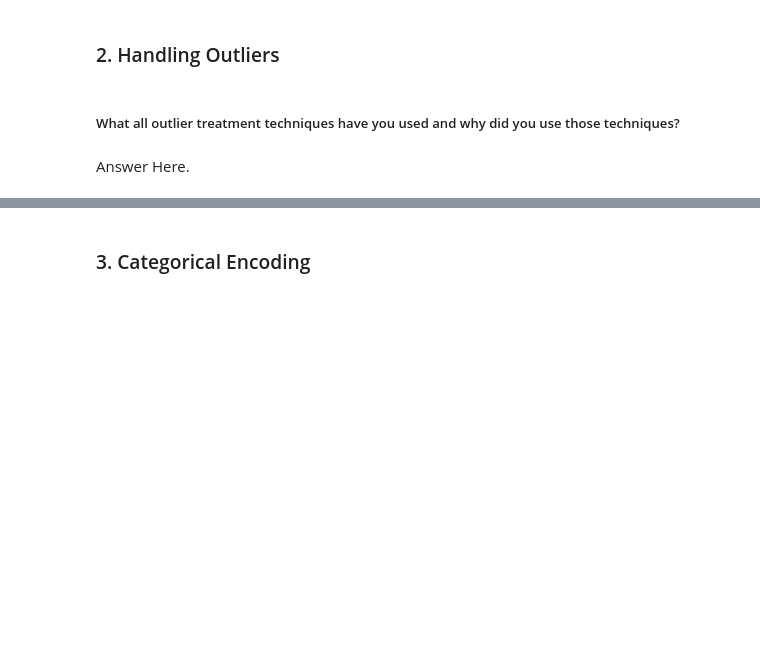
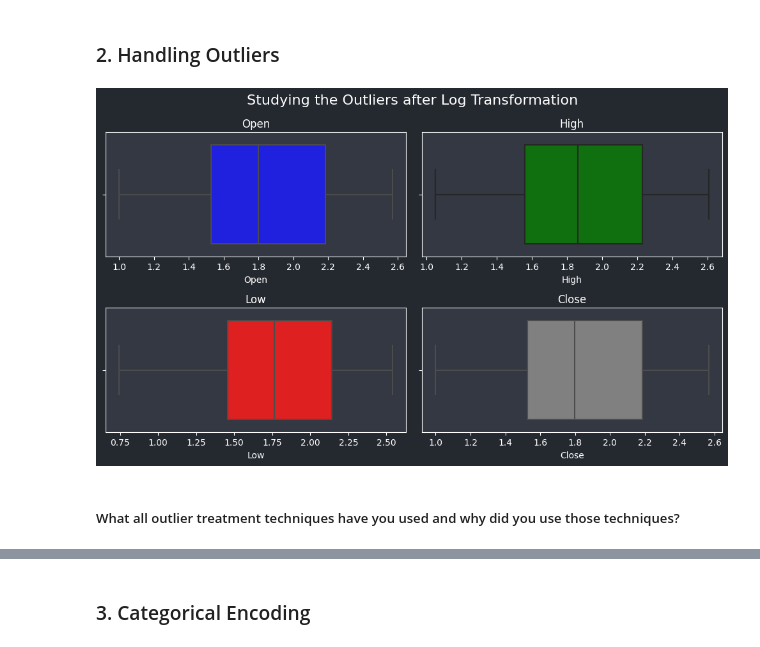
Before and after one commit to RobinBose774/Capstone_Project_Supervised_ML_Regression-Yes_Bank_Stock_Closing_Price_Prediction, a Jupyter notebook: Capstone_Project_Supervised_ML_Regression_Yes_Bank_Stock_Closing_Price_Predictionipynb.ipynb, the cells around one changed output, grey strips where cells are left out. Cells and saved outputs as stored; diff of their text form; code cells hidden in the pictures; blank space fills up the shorter version.

```diff
--- a/Capstone_Project_Supervised_ML_Regression_Yes_Bank_Stock_Closing_Price_Predictionipynb.ipynb
+++ b/Capstone_Project_Supervised_ML_Regression_Yes_Bank_Stock_Closing_Price_Predictionipynb.ipynb
@@ -967,4 +967,38 @@ Answer Here.
+# %%
+# Create a figure with a size of 10x6 inches
+fig = plt.figure(figsize=(10, 6))
+
+# Set the background colors for the figure and axes
+plot_bgcolor = (36/255, 40/255, 47/255, 1)  # RGB values divided by 255, with alpha=1 for full opacity
+paper_bgcolor = (51/255, 56/255, 66/255, 1)
+
+fig.patch.set_facecolor(plot_bgcolor)  # Set the background color of the figure
+
+# Add a super title to the plot
+plt.suptitle('Studying the Outliers after Log Transformation', color='white', fontsize=16)
+
+# Define a list of colors for the boxplots
+color_list = ['blue', 'green', 'red', 'grey']
+
+# Iterate over each column in the dataframe
+for i, column in enumerate(stock_df.columns):
+    # Create subplots for each column
+    plt.subplot(2, 2, i + 1)
+
+    # Apply a log transformation to the column and create a boxplot
+    sns.boxplot(x=np.log10(stock_df[column]), color=color_list[i])
+
+    # Set the background color of the axes
+    plt.gca().patch.set_facecolor(paper_bgcolor)
+
+    # Add a title to each subplot
+    plt.title(column, color='white')
+
+# Adjust the layout of the subplots
+plt.tight_layout()
+
+plt.show()
+# %% [output]
+[figure, added]
 # %% [markdown]
 ##### What all outlier treatment techniques have you used and why did you use those techniques?
-# %% [markdown]
-Answer Here.
```
Also changed, not shown: parts of 44 cells of this notebook.
